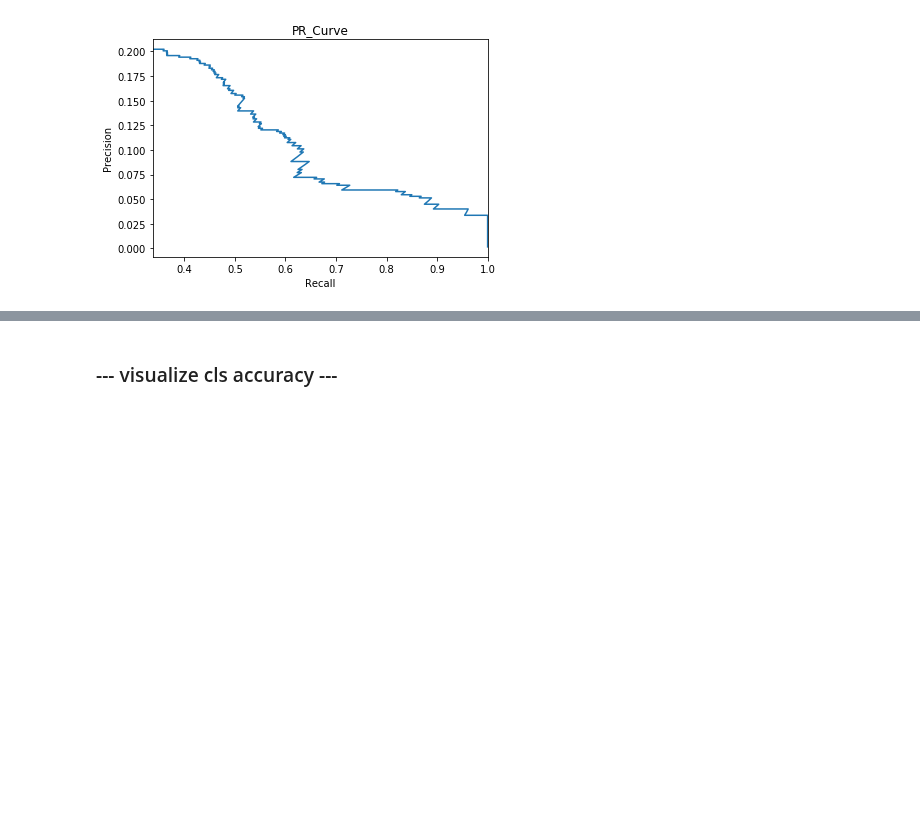
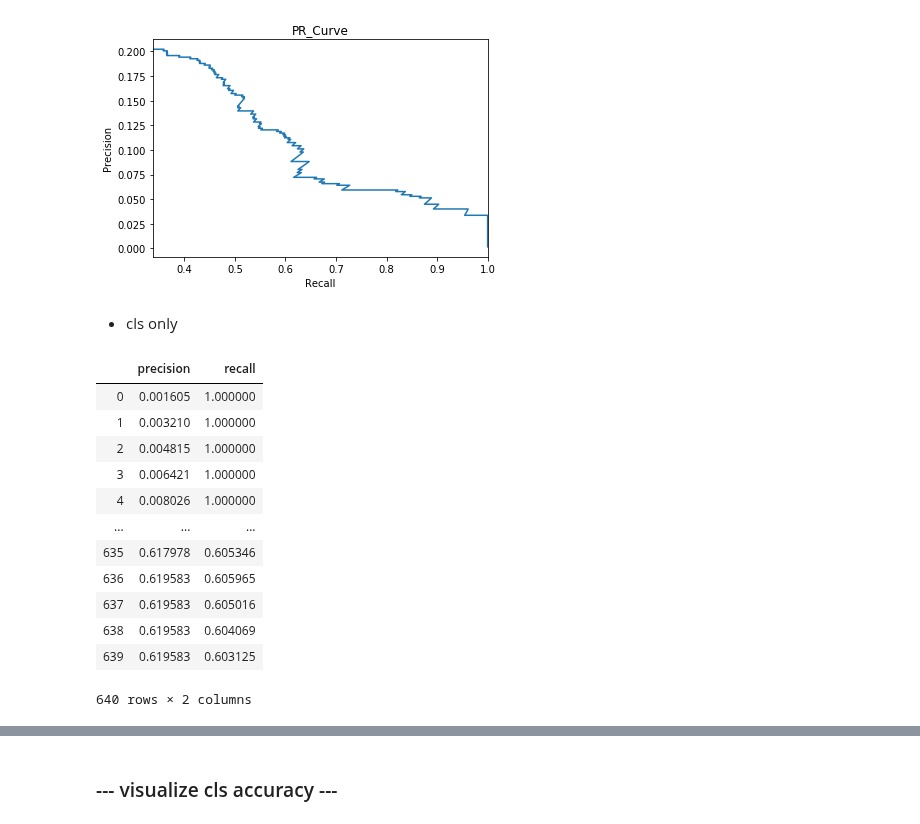
Before and after one commit to keiiti975/Insect_Phenology_Detector, a Jupyter notebook: test_RefineDet_ResNet.ipynb, the cells around one changed output, grey strips where cells are left out. Cells and saved outputs as stored; diff of their text form; code cells hidden in the pictures; blank space fills up the shorter version.

```diff
--- a/test_RefineDet_ResNet.ipynb
+++ b/test_RefineDet_ResNet.ipynb
@@ -205,2 +228,23 @@ plot_pr_curve(df, args.figure_root, save=False)
 # %% [output]
 [figure]
+# %% [markdown]
+- cls only
+# %%
+df = pd.DataFrame({"precision": precision, "recall": recall})
+if args.save_df is True:
+    df.to_csv(pj(args.figure_root, "pr_curve_df.csv"))
+df
+# %% [output]
+|  | precision | recall |
+| 0 | 0.001605 | 1.000000 |
+| 1 | 0.003210 | 1.000000 |
+| 2 | 0.004815 | 1.000000 |
+| 3 | 0.006421 | 1.000000 |
+| 4 | 0.008026 | 1.000000 |
+| ... | ... | ... |
+| 635 | 0.617978 | 0.605346 |
+| 636 | 0.619583 | 0.605965 |
+| 637 | 0.619583 | 0.605016 |
+| 638 | 0.619583 | 0.604069 |
+| 639 | 0.619583 | 0.603125 |
+640 rows × 2 columns
```
Also changed, not shown: parts of 26 cells of this notebook, 14 other files.
